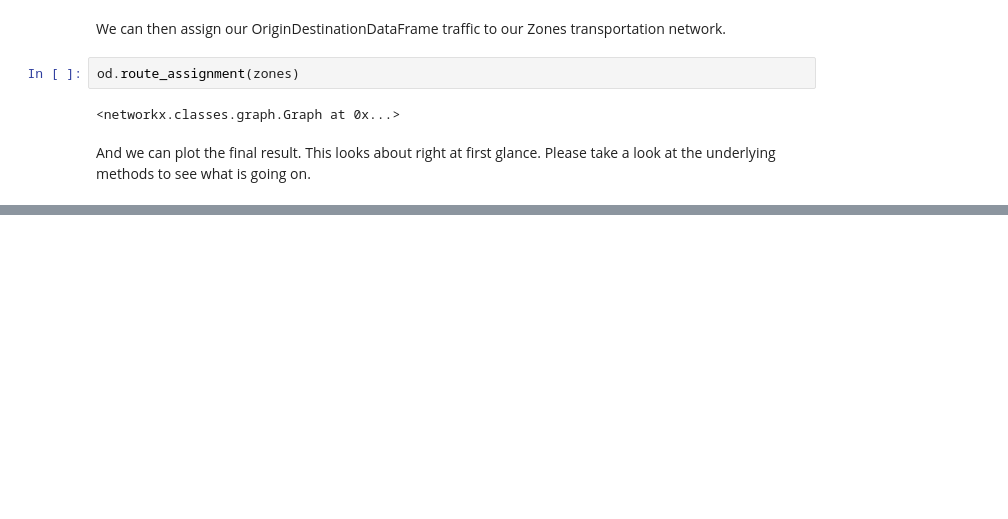
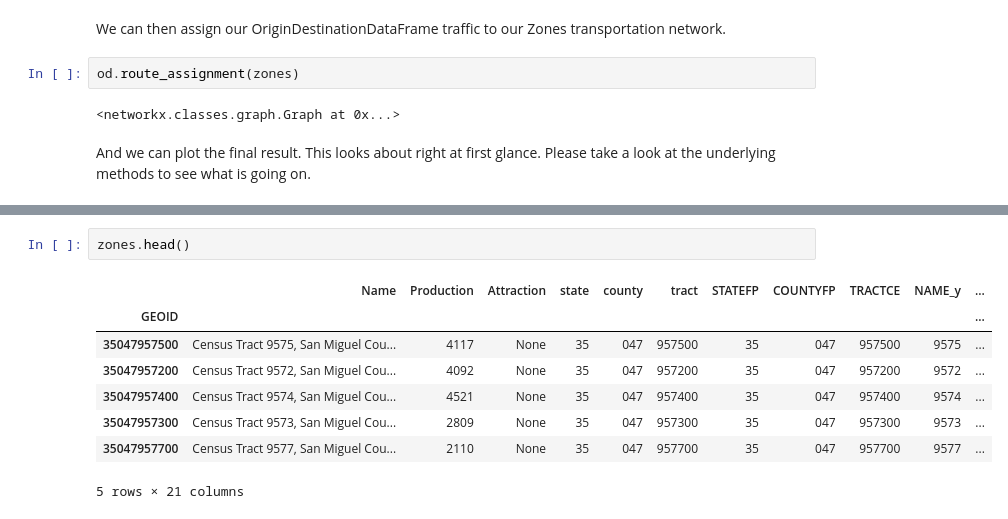
Before and after one commit to davidbailey/dpd, a Jupyter notebook: docs/notebooks/four_step_transportation_model.ipynb, the cells around one changed output, grey strips where cells are left out. Drawn from its saved outputs; the diff is of its cells as text; blank space fills up the shorter version.

```diff
--- a/docs/notebooks/four_step_transportation_model.ipynb
+++ b/docs/notebooks/four_step_transportation_model.ipynb
@@ -103,0 +100,11 @@ zones.visualize_route_assignment(ax=ax)
+# %%
+zones.head()
+# %% [output]
+|  | Name | Production | Attraction | state | county | tract | STATEFP | COUNTYFP | TRACTCE | NAME_y | ... |
+| GEOID |  |  |  |  |  |  |  |  |  |  | ... |
+| 35047957500 | Census Tract 9575, San Miguel Cou... | 4117 | None | 35 | 047 | 957500 | 35 | 047 | 957500 | 9575 | ... |
+| 35047957200 | Census Tract 9572, San Miguel Cou... | 4092 | None | 35 | 047 | 957200 | 35 | 047 | 957200 | 9572 | ... |
+| 35047957400 | Census Tract 9574, San Miguel Cou... | 4521 | None | 35 | 047 | 957400 | 35 | 047 | 957400 | 9574 | ... |
+| 35047957300 | Census Tract 9573, San Miguel Cou... | 2809 | None | 35 | 047 | 957300 | 35 | 047 | 957300 | 9573 | ... |
+| 35047957700 | Census Tract 9577, San Miguel Cou... | 2110 | None | 35 | 047 | 957700 | 35 | 047 | 957700 | 9577 | ... |
+5 rows × 21 columns
```
Also changed, not shown: parts of 6 cells of this notebook, 8 other files.
